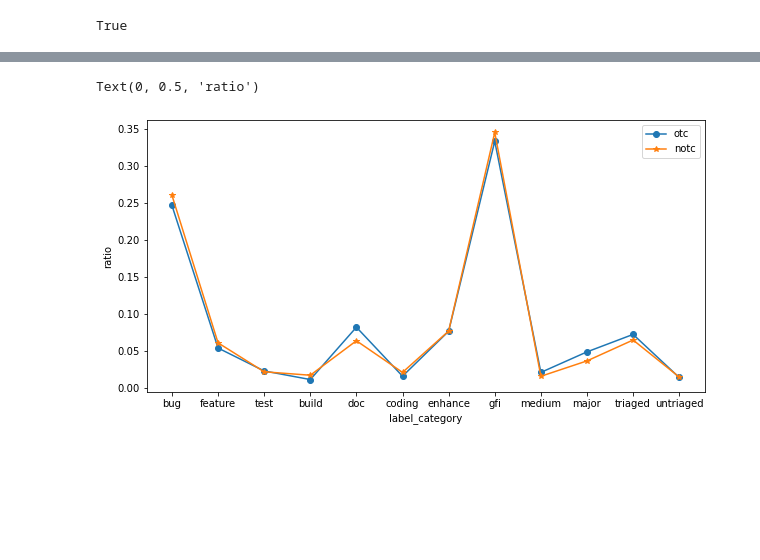
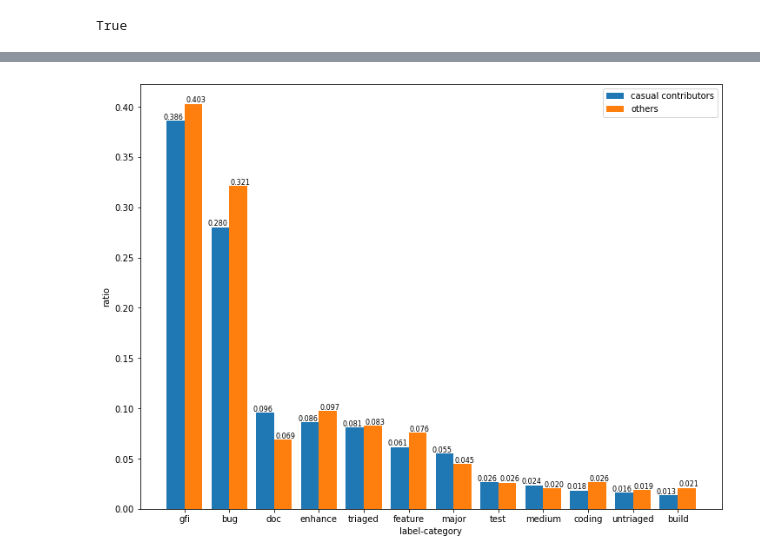
Before and after one commit to dune0310421/GFI-test-new, a Jupyter notebook: dataProcessing1/Analysis1.ipynb, the cells around one changed output, grey strips where cells are left out. Cells and saved outputs as stored; diff of their text form; code cells hidden in the pictures; blank space fills up the shorter version.

```diff
--- a/dataProcessing1/Analysis1.ipynb
+++ b/dataProcessing1/Analysis1.ipynb
@@ -156,7 +185,8 @@ list(map(
 counter1 = Counter()
 for cat in otc_iss.label_category:
     counter1.update(cat)
-total = sum(counter1.values())
+total = len(otc_iss)
+# total = sum(counter1.values())
 for k, v in counter1.items():
     counter1[k] = v / total
 counter1
@@ -177,7 +207,8 @@ Counter({'bug': 0.2465564738292011,
 counter2 = Counter()
 for cat in notc_iss.label_category:
     counter2.update(cat)
-total = sum(counter2.values())
+total = len(notc_iss)
+# total = sum(counter2.values())
 for k, v in counter2.items():
     counter2[k] = v / total
 counter2
@@ -197,22 +228,41 @@ Counter({'bug': 0.2602739726027397,
-# %%
-plt.figure(figsize=(10,5))
-# x轴
-x_counter = counter1.keys()
-# 第一条折
-y_counter1 = counter1.values()
-y_counter2 = counter2.values()
-
-plt.plot(x_counter, y_counter1, marker='o',label='otc')
-plt.plot(x_counter, y_counter2, marker='*',label='notc')
-plt.legend()  # 让图例生效
-
-# 显示标签，如果不加这句，即使在plot中加了label='一些数字'的参数，最终还是不会显示标签
-plt.legend(loc="upper right")
-plt.xlabel('label_category')
-plt.ylabel('ratio')
-# %% [output]
-Text(0, 0.5, 'ratio')
-[figure, removed]
+# %%
+# from matplotlib import rcParams
+# rcParams['font.family'] = 'DejaVu Sans'
+
+plt.figure(figsize=(12,9))
+# x_counter = np.arange(len(counter1.keys()))
+# y_counter1 = counter1.values()
+# y_counter2 = counter2.values()
+
+# 按照otc的value降序排列
+tmp_lst = sorted(counter1.items(), key=lambda x:-x[1])
+# x轴
+x_counter = np.arange(len(tmp_lst))
+x_label = [i[0] for i in tmp_lst]
+# y轴
+y_counter1 = [i[1] for i in tmp_lst]
+y_counter2 = [counter2[key] for key in x_label]
+
+
+# plt.plot(x_counter, y_counter1, marker='o',label='')
+plt.bar(x_counter-0.2, y_counter1, width=0.4, align='center', label='casual contributors')
+# plt.plot(x_counter, y_counter2, marker='*',label='非偶然贡献者')
+plt.bar(x_counter+0.2, y_counter2, width=0.4, align='center', label='others')
+plt.legend()  # 让图例生效
+
+for a, b in zip(x_counter, y_counter1):
+    plt.text(a-0.25, b, '%.3f' % b, ha='center', va='bottom', fontsize=8)
+for a, b in zip(x_counter, y_counter2):
+    plt.text(a+0.25, b, '%.3f' % b, ha='center', va='bottom', fontsize=8)
+
+# 显示标签，如果不加这句，即使在plot中加了label='一些数字'的参数，最终还是不会显示标签
+plt.legend(loc="upper right")
+plt.xlabel('label-category')
+plt.xticks(x_counter, x_label)
+plt.ylabel('ratio')
+plt.savefig(r'D:\label-category.png')
+# %% [output]
+[figure, added]
 # %%
 otc_events = dict(map(
     lambda x: (x[0], x[1] / len(otc_iss)),
```
Also changed, not shown: parts of 61 cells of this notebook, 19 other files.
